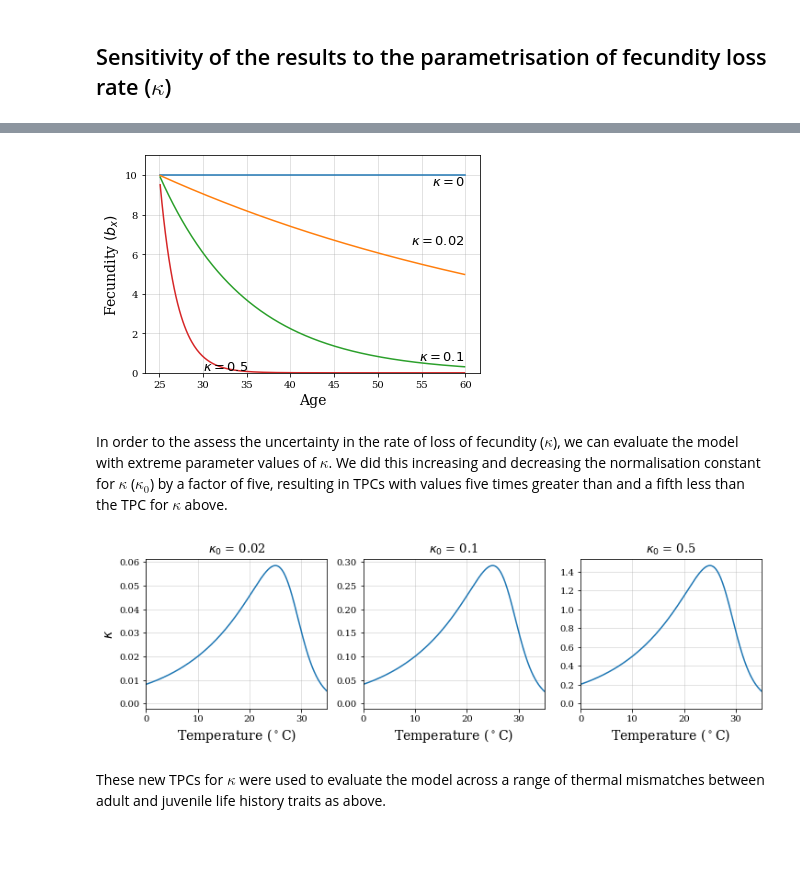
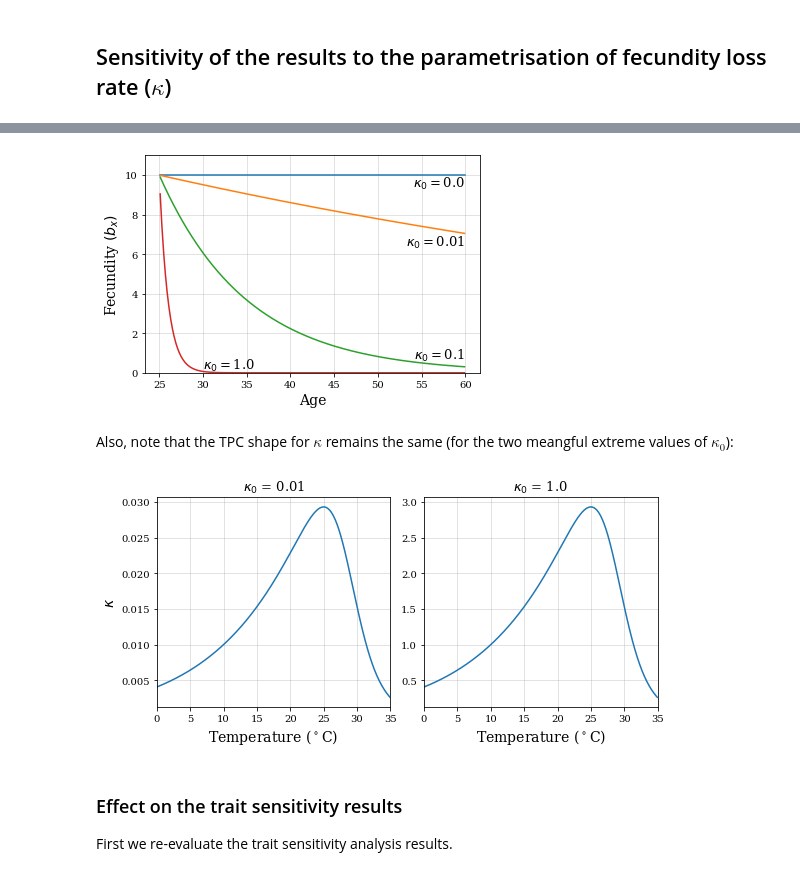
Before and after one commit to EcoEngLab/TraitMismatchPaper-main, a Jupyter notebook: code/TraitMismatch_SI.ipynb, the cells around one changed output, grey strips where cells are left out. Drawn from its saved outputs; the diff is of its cells as text; code cells hidden in the pictures; blank space fills up the shorter version.

Commit message:
Updated SI jupyter nb results

```diff
--- a/code/TraitMismatch_SI.ipynb
+++ b/code/TraitMismatch_SI.ipynb
@@ -9,6 +9,7 @@ import matplotlib.pyplot as plt
 plt.rcParams.update(plt.rcParamsDefault) # Reset plots to default style
 plt.rcParams['font.family'] = 'serif'
 plt.rcParams['axes.grid'] = 'true'
+plt.rcParams['axes.axisbelow'] = True
 plt.rcParams['grid.alpha'] = .45
 plt.rcParams['figure.figsize'] = [10/2.54, 8/2.54]
 
@@ -831,57 +837,50 @@ In the absence of strong evidence for the thermal sensitivity of loss of fecundi
 # %%
 fig = plt.figure(); ax = fig.add_subplot(111)
-#b_x_vec = np.array([b_x.evalf(subs = {b_max:b_max_par, x:age, alpha:alp_par, kappa:kap_par}) for age in x_vec])#use lambidy to speed up
-b_x_lam = lambdify((b_max, kappa, alpha, x), b_x, np)
+b_x_lam = lambdify((b_max, kappa, alpha, x), b_x, np) #use lambidy to speed up
 b_x_vec = b_x_lam(b_max_par, 0, alp_par, x_vec[x_vec>alp_par])
 
-kap_range = [0,0.02,0.1,0.5]
+kap_range = [0.0,0.01,0.1,1.0]
 
 ax.plot(x_vec[x_vec>alp_par], b_x_lam(b_max_par, kap_range[0], alp_par, x_vec[x_vec>alp_par]));
-ax.text(max(x_vec), 10, r'$\kappa = 0$', horizontalalignment = "right", verticalalignment = "top", fontsize = 13);
+ax.text(max(x_vec), 10, r'$\kappa_0 = $'+ str(kap_range[0]), horizontalalignment = "right", verticalalignment = "top", fontsize = 13);
 ax.plot(x_vec[x_vec>alp_par], b_x_lam(b_max_par, kap_range[1], alp_par, x_vec[x_vec>alp_par]));
-ax.text(max(x_vec), 7, r'$\kappa = 0.02$', horizontalalignment = "right", verticalalignment = "top", fontsize = 13);
+ax.text(max(x_vec), 7, r'$\kappa_0 = $'+ str(kap_range[1]), horizontalalignment = "right", verticalalignment = "top", fontsize = 13);
 ax.plot(x_vec[x_vec>alp_par], b_x_lam(b_max_par, kap_range[2], alp_par, x_vec[x_vec>alp_par]));
-ax.text(max(x_vec), 0.5, r'$\kappa = 0.1$', horizontalalignment = "right", verticalalignment = "bottom", fontsize = 13);
+ax.text(max(x_vec), 0.5, r'$\kappa_0 = $'+ str(kap_range[2]), horizontalalignment = "right", verticalalignment = "bottom", fontsize = 13);
 ax.plot(x_vec[x_vec>alp_par], b_x_lam(b_max_par, kap_range[3], alp_par, x_vec[x_vec>alp_par]));
-ax.text(30, 0, r'$\kappa = 0.5$', horizontalalignment = "left", verticalalignment = "bottom", fontsize = 13);
+ax.text(30, 0, r'$\kappa_0 = $'+ str(kap_range[3]), horizontalalignment = "left", verticalalignment = "bottom", fontsize = 13);
 ax.set_xlabel('Age', fontsize=14);
 ax.set_ylim([0,b_max_par*1.1]);
 ax.set_ylabel('Fecundity $(b_x)$', fontsize=14)
 plt.savefig('../results/kappa_plot.pdf')
 # %% [output]
-[figure, old version]
+[figure, new version]
-# %% [markdown]
-In order to the assess the uncertainty in the rate of loss of fecundity ($\kappa$), we can evaluate the model with extreme parameter values of $\kappa$. We did this increasing and decreasing the normalisation constant for $\kappa$ ($\kappa_0$) by a factor of five, resulting in TPCs with values five times greater than and a fifth less than the TPC for $\kappa$ above.
+# %% [markdown]
+Also, note that the TPC shape for $\kappa$ remains the same (for the two meangful extreme values of $\kappa_0$):
 # %%
-kap_vec_high = B_lam(0.5,E_kap,T_pk_kap+273.15,T_ref_par,E_D_kap,k_par,T_vec)
-kap_vec_low = B_lam(0.02,E_kap,T_pk_kap+273.15,T_ref_par,E_D_kap,k_par,T_vec)
+kap_vec_low = B_lam(kap_range[1],E_kap,T_pk_kap+273.15,T_ref_par,E_D_kap,k_par,T_vec)
+kap_vec_high = B_lam(kap_range[3],E_kap,T_pk_kap+273.15,T_ref_par,E_D_kap,k_par,T_vec)
 
-fig = plt.figure(figsize=(12, 3))
+fig = plt.figure(figsize=(8, 4))
 
-ax = fig.add_subplot(131)
+ax = fig.add_subplot(121)
 
 ax.plot(T_vec-273.15, kap_vec_low);
 ax.set_xlim([0,35])
 ax.set_xlabel(r'Temperature ($^\circ$C)', fontsize=14);
 ax.set_ylabel(r'$\kappa$', fontsize=14)
-ax.set_title(r'$\kappa_0$ = ' + str(0.02), fontsize=13)
+ax.set_title(r'$\kappa_0$ = ' + str(kap_range[1]), fontsize=13)
 
-ax = fig.add_subplot(132)
-
-ax.plot(T_vec-273.15, kap_vec);
-ax.set_xlim([0,35])
-ax.set_xlabel(r'Temperature ($^\circ$C)', fontsize=14);
-#ax.set_ylabel(r'$\kappa$', fontsize=14)
-ax.set_title(r'$\kappa_0$ = ' + str(0.1), fontsize=13)
-
-ax = fig.add_subplot(133)
+ax = fig.add_subplot(122)
 
 ax.plot(T_vec-273.15, kap_vec_high);
 ax.set_xlim([0,35])
 ax.set_xlabel(r'Temperature ($^\circ$C)', fontsize=14);
-#ax.set_ylabel(r'$\kappa$', fontsize=14)
-ax.set_title(r'$\kappa_0$ = ' + str(0.5), fontsize=13) ;
+ax.set_title(r'$\kappa_0$ = ' + str(kap_range[3]), fontsize=13) ;
+fig.tight_layout()
 # %% [output]
-[figure, old version]
+[figure, new version]
-# %% [markdown]
-These new TPCs for $\kappa$ were used to evaluate the model across a range of thermal mismatches between adult and juvenile life history traits as above.
+# %% [markdown]
+### Effect on the trait sensitivity results
+
+First we re-evaluate the trait sensitivity analysis results.
```
Also changed, not shown: parts of 13 cells of this notebook, 3 other files.
